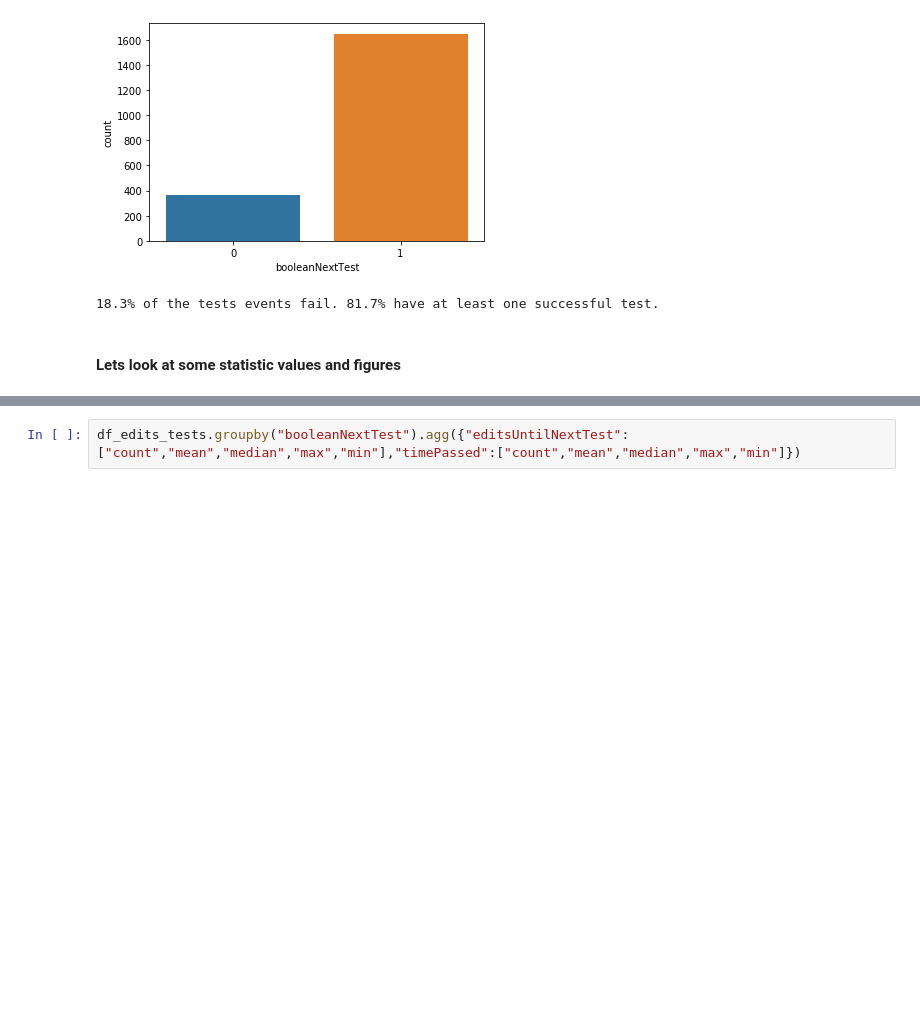
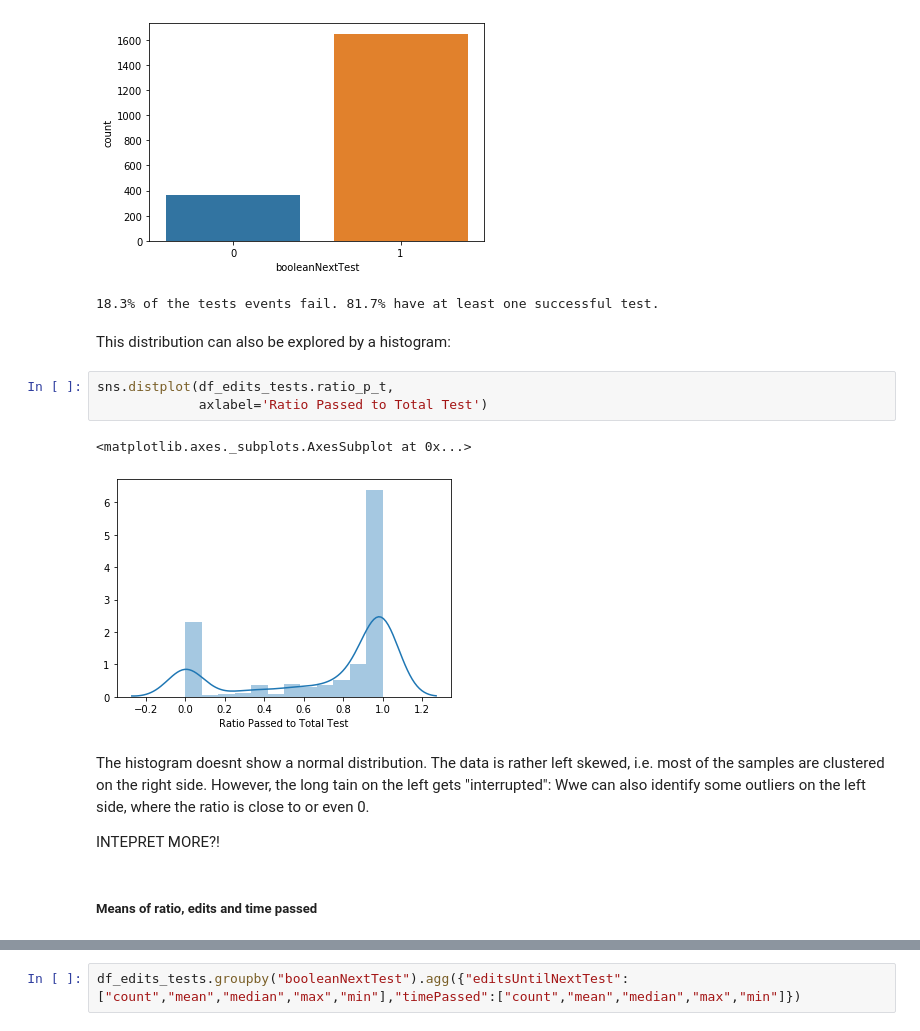
Before and after one commit to sesi200/bigdataanalytics-project, a Jupyter notebook: analysis/Report.ipynb, the cells around one changed output, grey strips where cells are left out. Drawn from its saved outputs; the diff is of its cells as text; blank space fills up the shorter version.

```diff
--- a/analysis/Report.ipynb
+++ b/analysis/Report.ipynb
@@ -512,6 +567,18 @@ print(f'{pct_failedTests}% of the tests events fail. {100-pct_failedTests}% have
 # %% [output]
 [figure]
 18.3% of the tests events fail. 81.7% have at least one successful test.
-# %% [markdown]
-#### Lets look at some statistic values and figures
+# %% [markdown]
+This distribution can also be explored by a histogram:
+# %%
+sns.distplot(df_edits_tests.ratio_p_t,
+             axlabel='Ratio Passed to Total Test')
+# %% [output]
+<matplotlib.axes._subplots.AxesSubplot at 0x...>
+[figure, added]
+# %% [markdown]
+The histogram doesnt show a normal distribution. The data is rather left skewed, i.e. most of the samples are clustered on the right side. However, the long tain on the left gets "interrupted": Wwe can also identify some outliers on the left side, where the ratio is close to or even 0.
+
+INTEPRET MORE?!
+# %% [markdown]
+##### Means of ratio, edits and time passed
 # %%
```
Also changed, not shown: parts of 38 cells of this notebook.
